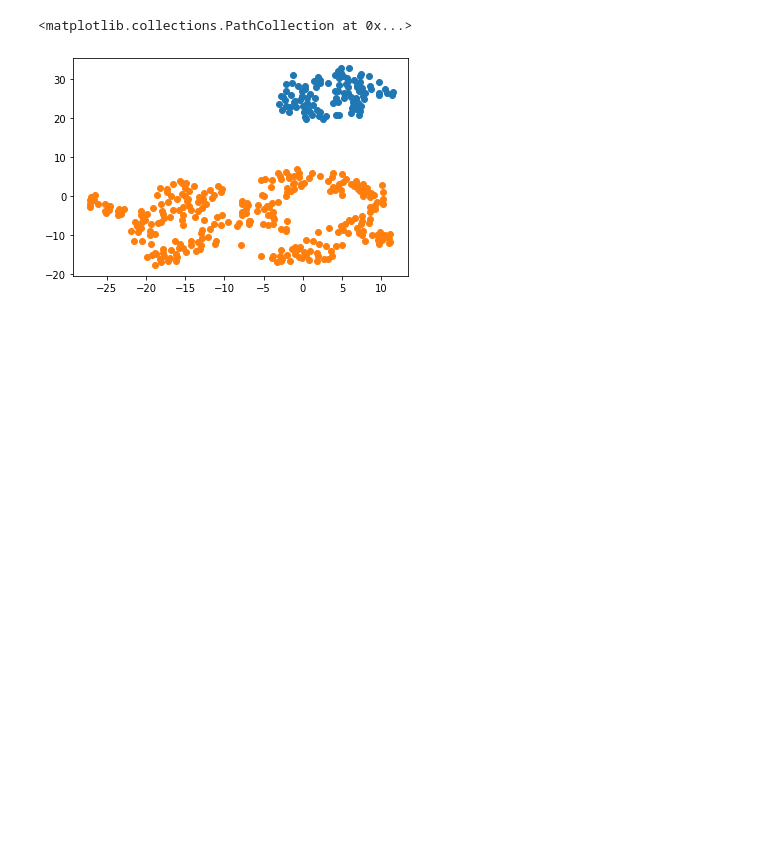
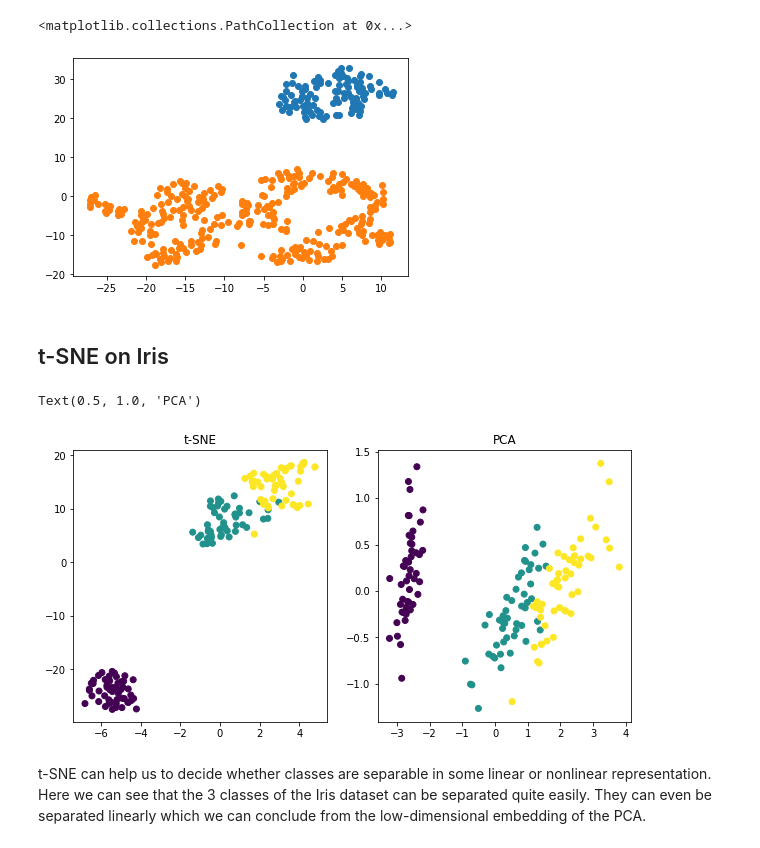
Before and after one commit to shahp7575/my-machine-learning, a Jupyter notebook: Dimensionality Reduction/t-SNE_implementation.ipynb, the cells around one changed output. Saved outputs shown, nothing was run; the diff lists cells and outputs as text; code cells hidden in the pictures; blank space fills up the shorter version.

Commit message:
t-sne on more datasets

```diff
--- a/Dimensionality Reduction/t-SNE_implementation.ipynb
+++ b/Dimensionality Reduction/t-SNE_implementation.ipynb
@@ -130,3 +135,22 @@ plt.scatter(B3[:, 0], B3[:, 1])
 # %% [output]
 <matplotlib.collections.PathCollection at 0x...>
 [figure]
+# %% [markdown]
+## t-SNE on Iris
+# %%
+iris = load_iris()
+X_tsne = TSNE(learning_rate=100).fit_transform(iris.data)
+X_pca = PCA().fit_transform(iris.data)
+# %%
+plt.figure(figsize=(10, 5))
+plt.subplot(121)
+plt.scatter(X_tsne[:, 0], X_tsne[:, 1], c=iris.target)
+plt.title('t-SNE')
+plt.subplot(122)
+plt.scatter(X_pca[:, 0], X_pca[:, 1], c=iris.target)
+plt.title('PCA')
+# %% [output]
+Text(0.5, 1.0, 'PCA')
+[figure, added]
+# %% [markdown]
+t-SNE can help us to decide whether classes are separable in some linear or nonlinear representation. Here we can see that the 3 classes of the Iris dataset can be separated quite easily. They can even be separated linearly which we can conclude from the low-dimensional embedding of the PCA.
```
Also changed, not shown: parts of 8 cells of this notebook, 1 other file.
